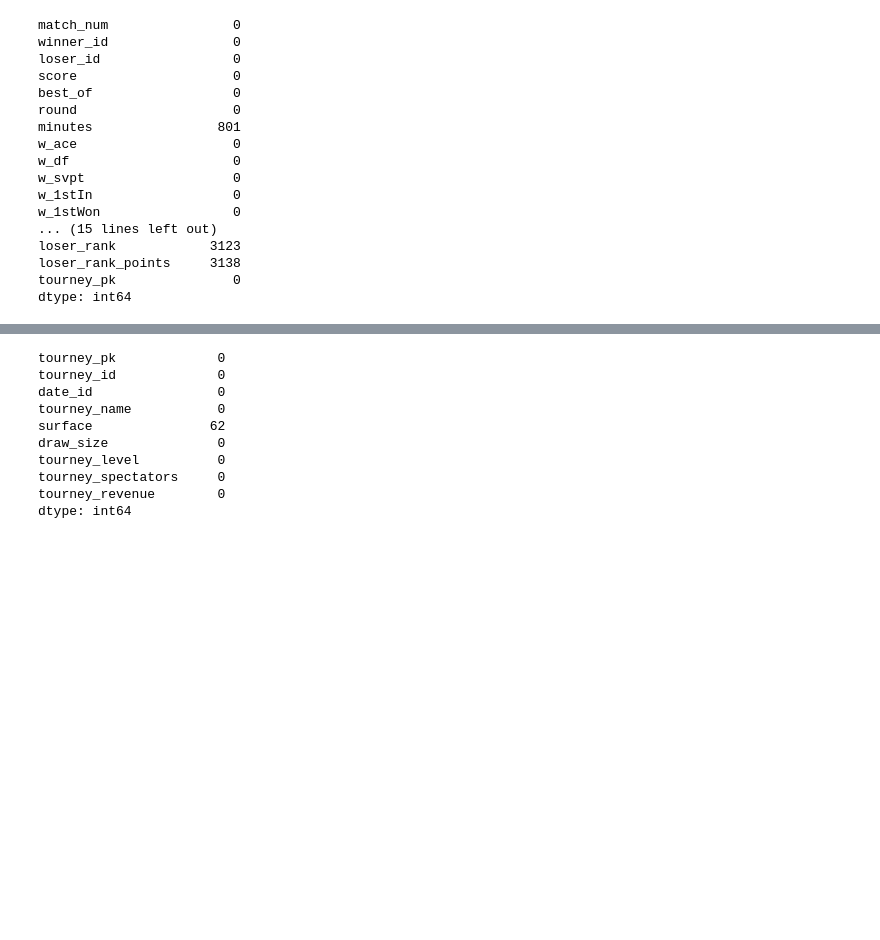
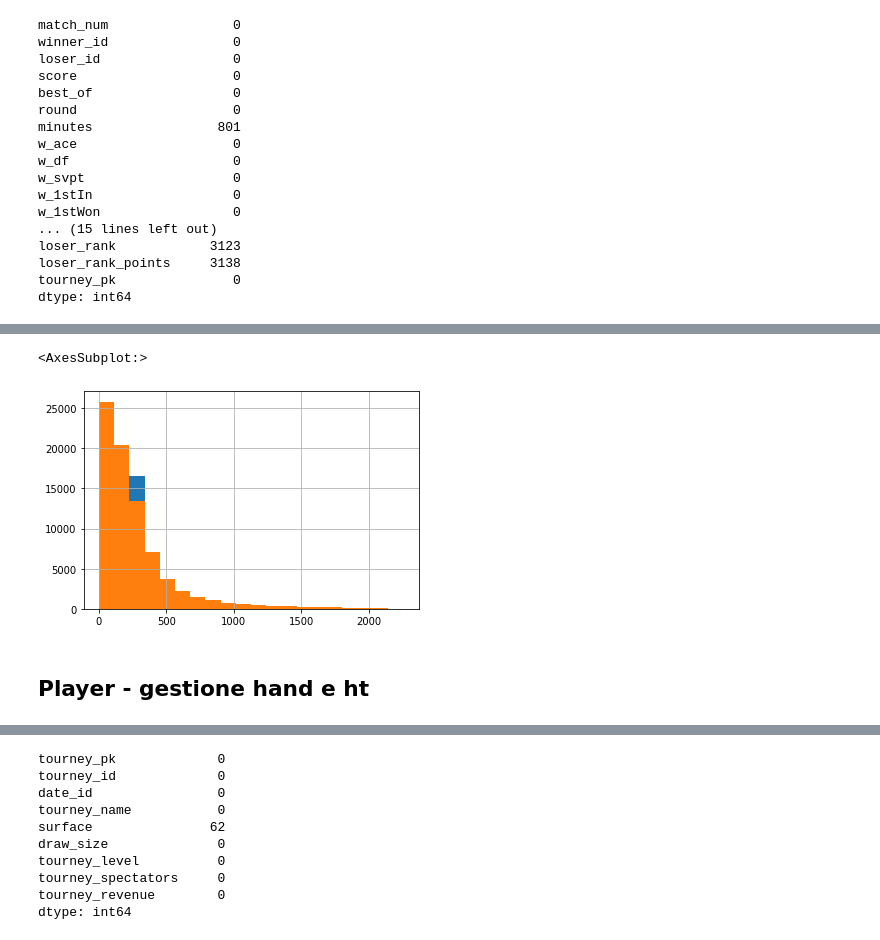
Before and after one commit to cri98li/Laboratory-of-Data-Science, a Jupyter notebook: Gruppo/Parte 1 - 13-11-2021/Missing values.ipynb, the cells around one changed output, grey strips where cells are left out. Cells and saved outputs as stored; diff of their text form; code cells hidden in the pictures; blank space fills up the shorter version.

```diff
--- a/Gruppo/Parte 1 - 13-11-2021/Missing values.ipynb
+++ b/Gruppo/Parte 1 - 13-11-2021/Missing values.ipynb
@@ -88,0 +107,8 @@ dtype: int64
+# %%
+match['loser_rank'].hist(bins=20)
+match_originale['loser_rank'].hist(bins=20)
+# %% [output]
+<AxesSubplot:>
+[figure, added]
+# %% [markdown]
+## Player - gestione hand e ht
```
Also changed, not shown: parts of 21 cells of this notebook.
